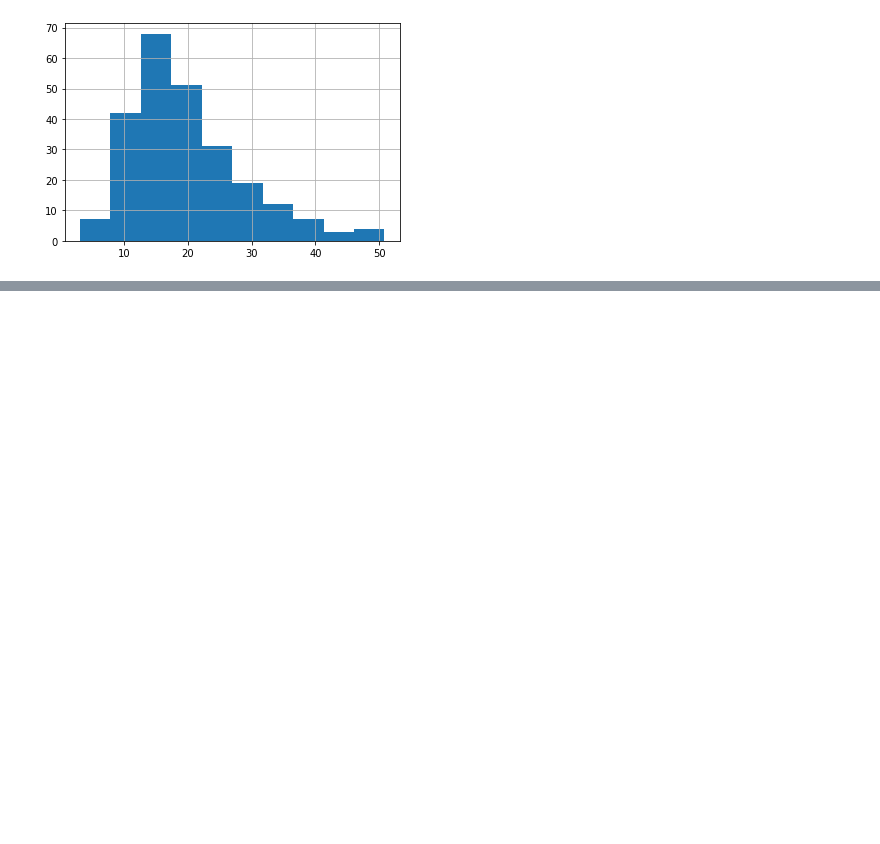
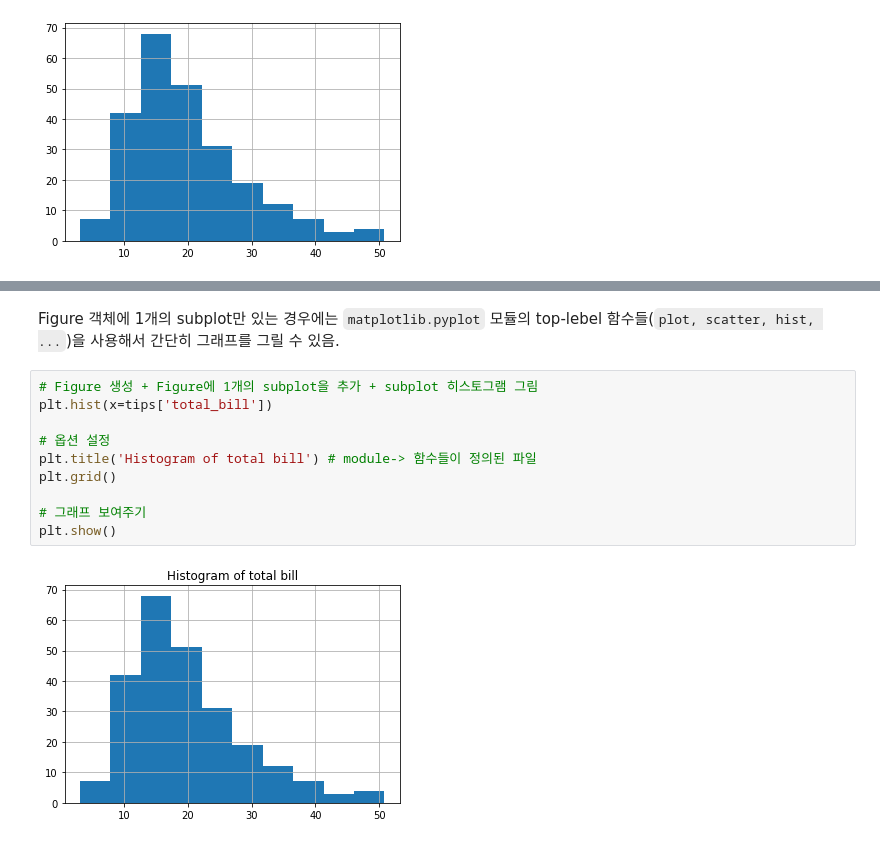
Before and after one commit to esn73/lab_python, a Jupyter notebook: py21_mathplotlip.ipynb, the cells around one changed output, grey strips where cells are left out. Saved outputs shown, nothing was run; the diff lists cells and outputs as text; blank space fills up the shorter version.

```diff
--- a/py21_mathplotlip.ipynb
+++ b/py21_mathplotlip.ipynb
@@ -122,0 +154,14 @@ plt.show()
+# %% [markdown]
+Figure 객체에 1개의 subplot만 있는 경우에는 `matplotlib.pyplot` 모듈의 top-lebel 함수들(`plot, scatter, hist, ...`)을 사용해서 간단히 그래프를 그릴 수 있음.
+# %%
+# Figure 생성 + Figure에 1개의 subplot을 추가 + subplot 히스토그램 그림
+plt.hist(x=tips['total_bill'])
+
+# 옵션 설정
+plt.title('Histogram of total bill') # module-> 함수들이 정의된 파일
+plt.grid()
+
+# 그래프 보여주기
+plt.show()
+# %% [output]
+[figure, added]
```
Also changed, not shown: parts of 15 cells of this notebook.
